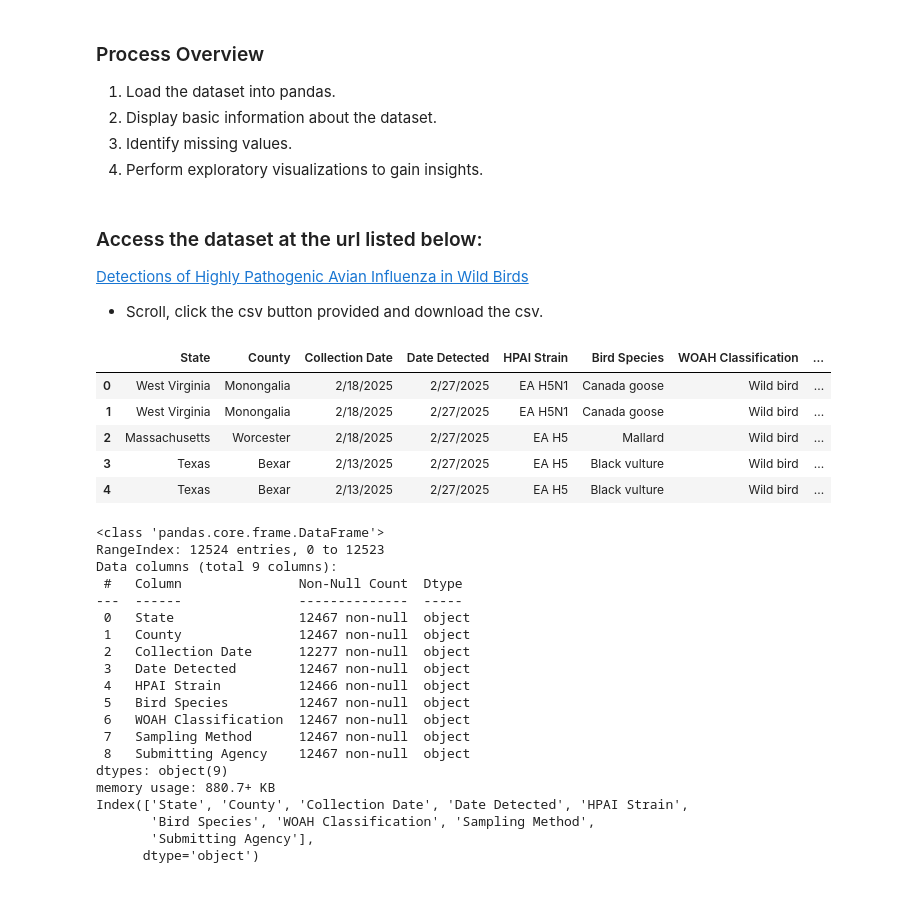
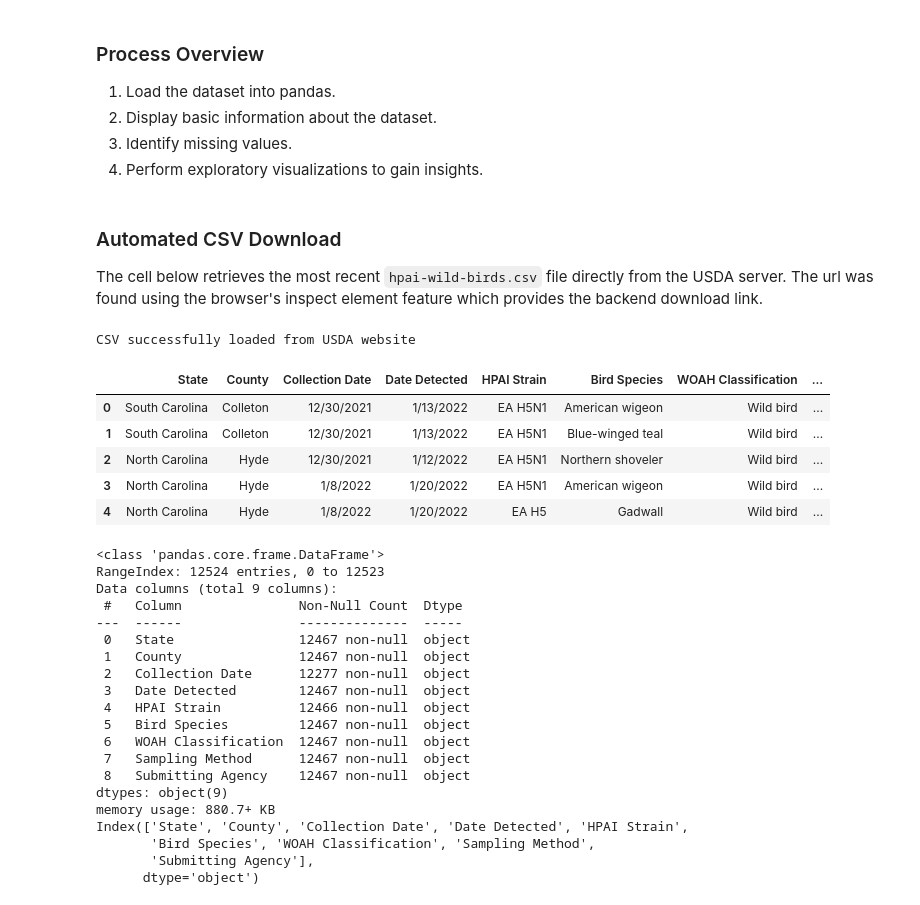
Before and after one commit to SCarterMSHI/HPAI_WILD_BIRDS_DATA_ANALYSIS, a Jupyter notebook: eda_on_usda_HPAI_wild_birds.ipynb, the cells around one changed output. Drawn from its saved outputs; the diff is of its cells as text; code cells hidden in the pictures.

Commit message:
added automate csv file

```diff
--- a/eda_on_usda_HPAI_wild_birds.ipynb
+++ b/eda_on_usda_HPAI_wild_birds.ipynb
@@ -24,27 +24,37 @@ The dataset is from the USDA and can be accessed at:
 2. Display basic information about the dataset.
 3. Identify missing values.
 4. Perform exploratory visualizations to gain insights.
-# %% [markdown]
-### Access the dataset at the url listed below:
-[Detections of Highly Pathogenic Avian Influenza in Wild Birds](https://www.aphis.usda.gov/livestock-poultry-disease/avian/avian-influenza/hpai-detections/wild-birds)
-- Scroll, click the csv button provided and download the csv.
-# %%
-## Load the Data
-
-import pandas as pd
-
-# Save csv as: usda_wild_bird_avian_influenza_detections.csv
-flu_data = pd.read_csv('usda_wild_bird_avian_influenza_detections.csv')
-
-# Display first few rows of the dataset
-flu_data.head()
-# %% [output]
-|  | State | County | Collection Date | Date Detected | HPAI Strain | Bird Species | WOAH Classification | ... |
-| 0 | West Virginia | Monongalia | 2/18/2025 | 2/27/2025 | EA H5N1 | Canada goose | Wild bird | ... |
-| 1 | West Virginia | Monongalia | 2/18/2025 | 2/27/2025 | EA H5N1 | Canada goose | Wild bird | ... |
-| 2 | Massachusetts | Worcester | 2/18/2025 | 2/27/2025 | EA H5 | Mallard | Wild bird | ... |
-| 3 | Texas | Bexar | 2/13/2025 | 2/27/2025 | EA H5 | Black vulture | Wild bird | ... |
-| 4 | Texas | Bexar | 2/13/2025 | 2/27/2025 | EA H5 | Black vulture | Wild bird | ... |
+# %% [markdown]
+### Automated CSV Download
+
+The cell below retrieves the most recent `hpai-wild-birds.csv` file directly from the USDA server. The url was found using the browser's inspect element feature which provides the backend download link.
+# %%
+## Automate download of USDA HPAI Wild Birds csv
+
+import pandas as pd
+import requests
+from io import StringIO
+
+# Found csv url using the browser's inspect element tool
+
+csv_url = "https://www.aphis.usda.gov/sites/default/files/hpai-wild-birds.csv"
+# %%
+try:
+    download = requests.get(csv_url) # Asks website for file
+    download.raise_for_status()  # Show error if download is not successful
+    flu_data = pd.read_csv(StringIO(download.text)) # Load the CSV as a table
+    print("CSV successfully loaded from USDA website")
+    display(flu_data.head())
+except Exception as e: # Will catch problem if something goes wrong
+    print(f"Failed to load csv from url: {e}")
+# %% [output]
+CSV successfully loaded from USDA website
+|  | State | County | Collection Date | Date Detected | HPAI Strain | Bird Species | WOAH Classification | ... |
+| 0 | South Carolina | Colleton | 12/30/2021 | 1/13/2022 | EA H5N1 | American wigeon | Wild bird | ... |
+| 1 | South Carolina | Colleton | 12/30/2021 | 1/13/2022 | EA H5N1 | Blue-winged teal | Wild bird | ... |
+| 2 | North Carolina | Hyde | 12/30/2021 | 1/12/2022 | EA H5N1 | Northern shoveler | Wild bird | ... |
+| 3 | North Carolina | Hyde | 1/8/2022 | 1/20/2022 | EA H5N1 | American wigeon | Wild bird | ... |
+| 4 | North Carolina | Hyde | 1/8/2022 | 1/20/2022 | EA H5 | Gadwall | Wild bird | ... |
 # %%
 # Check data types and counts
 flu_data.info()
```
Also changed, not shown: 1 other file.
